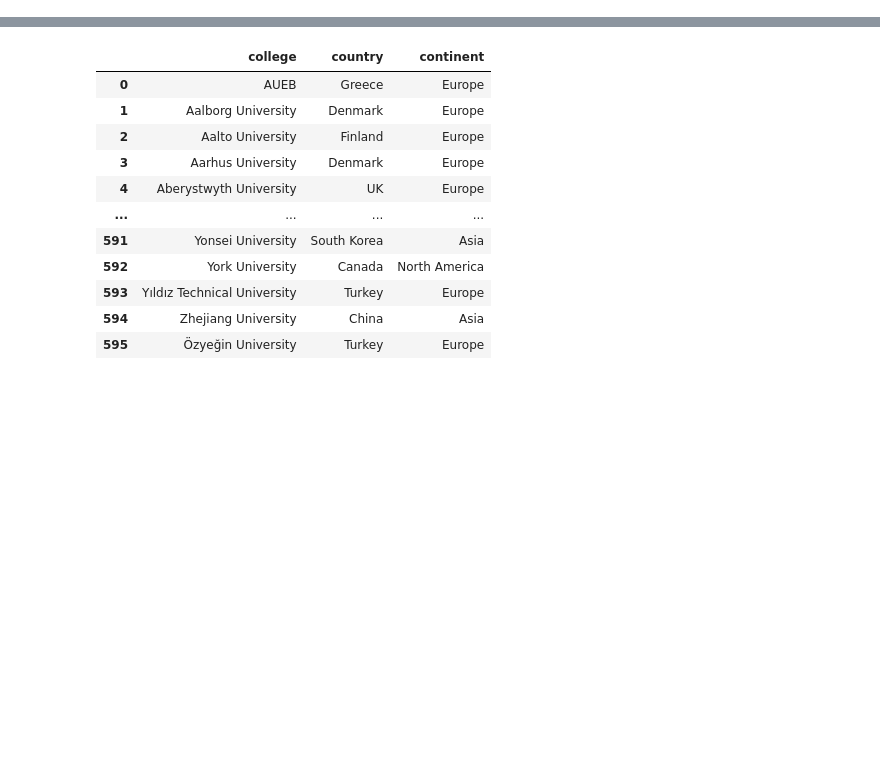
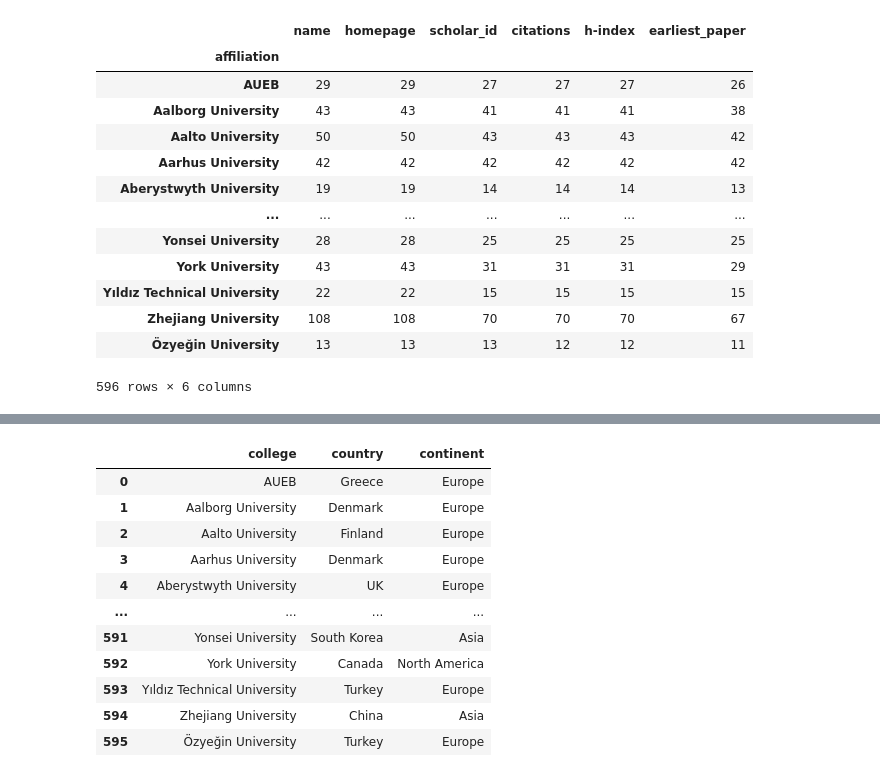
Before and after one commit to kevins4202/csv-to-html-table, a Jupyter notebook: data/locations.ipynb, the cells around one changed output, grey strips where cells are left out. Cells and saved outputs as stored; diff of their text form; code cells hidden in the pictures; blank space fills up the shorter version.

Commit message:
fac count

```diff
--- a/data/locations.ipynb
+++ b/data/locations.ipynb
@@ -2,0 +21,19 @@ import pandas as pd
+# %%
+by_aff = profs.groupby('affiliation').count()
+# %%
+by_aff
+# %% [output]
+|  | name | homepage | scholar_id | citations | h-index | earliest_paper |
+| affiliation |  |  |  |  |  |  |
+| AUEB | 29 | 29 | 27 | 27 | 27 | 26 |
+| Aalborg University | 43 | 43 | 41 | 41 | 41 | 38 |
+| Aalto University | 50 | 50 | 43 | 43 | 43 | 42 |
+| Aarhus University | 42 | 42 | 42 | 42 | 42 | 42 |
+| Aberystwyth University | 19 | 19 | 14 | 14 | 14 | 13 |
+| ... | ... | ... | ... | ... | ... | ... |
+| Yonsei University | 28 | 28 | 25 | 25 | 25 | 25 |
+| York University | 43 | 43 | 31 | 31 | 31 | 29 |
+| Yıldız Technical University | 22 | 22 | 15 | 15 | 15 | 15 |
+| Zhejiang University | 108 | 108 | 70 | 70 | 70 | 67 |
+| Özyeğin University | 13 | 13 | 13 | 12 | 12 | 11 |
+596 rows × 6 columns
```
Also changed, not shown: parts of 3 cells of this notebook, 6 other files.
